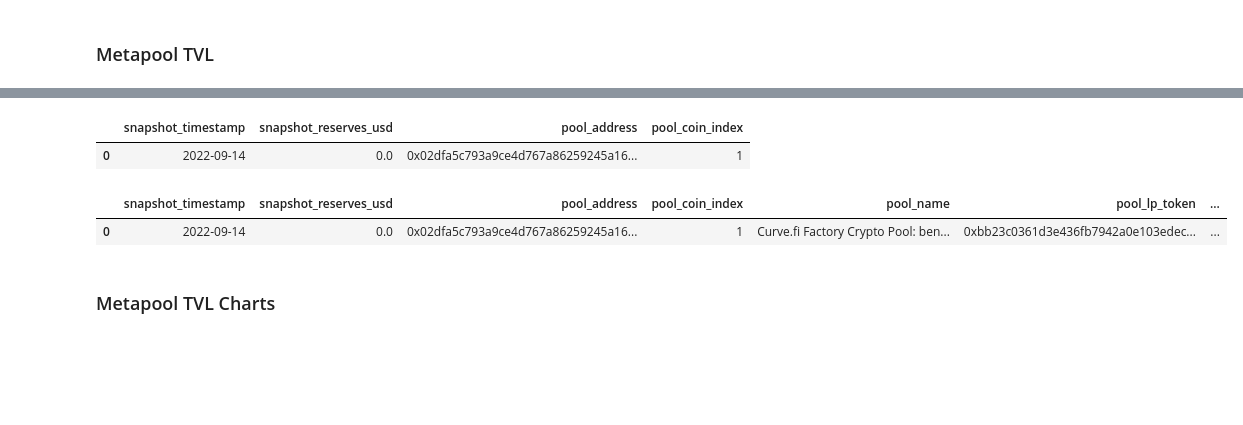
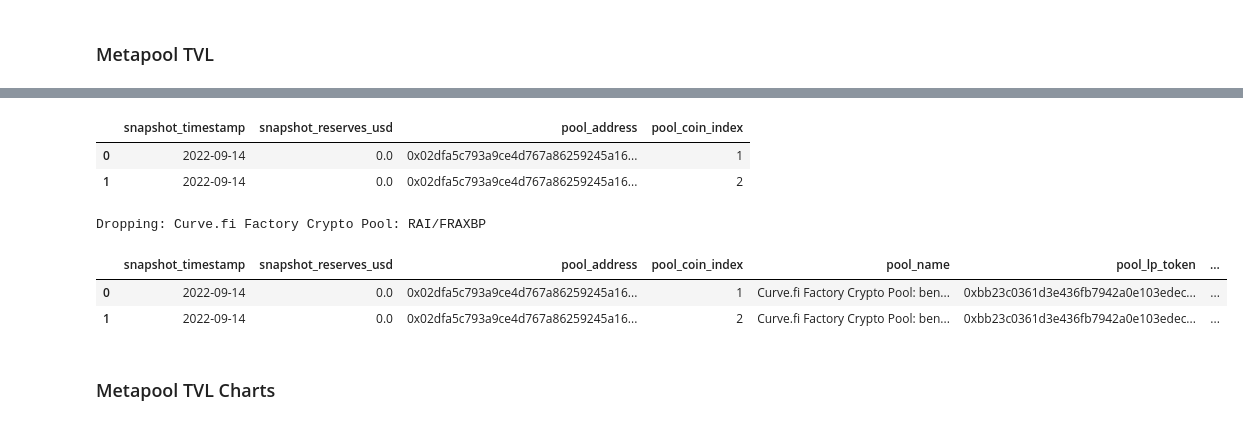
Before and after one commit to bam4564/flywheel, a Jupyter notebook: VotiumBribes.ipynb, the cells around one changed output, grey strips where cells are left out. Cells and saved outputs as stored; diff of their text form; code cells hidden in the pictures; blank space fills up the shorter version.

```diff
--- a/VotiumBribes.ipynb
+++ b/VotiumBribes.ipynb
@@ -167,9 +193,7 @@ sg_votium = sg.load_subgraph(URL_VOTIUM)
 # %%
 # Discovery of all curve metapools that have gauges
 # We will later get all pools paired with the fraxBP, and join in this extra gauge data for the relevant pools.
-query_metapools = sg_curve_pools.Query.pools(
-    first=100, where={'coins_contains': [ADDRESS_CRVFRAX]}
-)
+query_metapools = sg_curve_pools.Query.pools(first=100, where={'coins_contains': [ADDRESS_CRVFRAX]})
 attrs = [
     'id',
     'name',
@@ -180,9 +204,7 @@ attrs = [
     'coins',
     'assetType',
 ]
-df_metapools_gauges = sg.query_df(
-    [getattr(query_metapools, a) for a in attrs], pagination_strategy=ShallowStrategy
-)
+df_metapools_gauges = query_attrs(query_metapools, attrs)
 df_metapools_gauges['pool_coin_index'] = df_metapools_gauges.groupby(['pools_id']).cumcount() + 1
 df_metapools_gauges.pools_assetType = df_metapools_gauges.pools_assetType.apply(lambda v: {0: "STABLE", 4: "CRYPTO"}[int(v)])
 df_metapools_gauges = df_cols_camel_to_snake(df_metapools_gauges)
@@ -205,5 +269,6 @@ df_metapools_gauges.head()
 # %%
-# Discovery of all curve metapools (both with and without gauges)
+# Discovery of all curve metapools (both with and without gauges) + fraxbp
+
 # The query above uses a different subgraph that exposes more detailed information about pools with gauges
 query_pools = sg_curve_vol.Query.pools(
     first=100, where={
@@ -212,7 +277,14 @@ query_pools = sg_curve_vol.Query.pools(
         'id_not': '0xd3301b7caa76f932816a6fc7ef0b673238e217ad' # This is the BENTFRAXBP-f that was deprecated
     }
 )
-dfs_metapools_all = query_attrs(query_pools, ['id', 'name', 'lpToken', 'symbol', 'creationBlock', 'coins', 'coinNames', 'coinDecimals', 'poolType'])
+# query_pools = sg_curve_vol.Query.pools(
+#     first=100, where={
+#         'id': ADDRESS_FRAXBP_POOL # This is the BENTFRAXBP-f that was deprecated
+#     }
+# )
+dfs_metapools_all = query_attrs(query_pools, [
+    'id', 'name', 'lpToken', 'symbol', 'creationBlock', 'coins', 'coinNames', 'coinDecimals', 'poolType'
+])
 df_metapools_all = zip_dfs(dfs_metapools_all, ['pools_coinNames', 'pools_coinDecimals'])
 df_metapools_all = df_metapools_all.rename(columns={'pools_id': 'pools_address'})
 # There's one row in this df for each combination of a pool and a coin. So a pool with 3 coins will lead to 3 rows.
@@ -290,8 +362,9 @@ assert len(pool_ids) == len(df_reserves.pool_address.unique())
 # %%
-df_reserves.head(1)
+df_reserves.head(2)
 # %% [output]
 |  | snapshot_timestamp | snapshot_reserves_usd | pool_address | pool_coin_index |
 | 0 | 2022-09-14 | 0.0 | 0x02dfa5c793a9ce4d767a86259245a16... | 1 |
+| 1 | 2022-09-14 | 0.0 | 0x02dfa5c793a9ce4d767a86259245a16... | 2 |
 # %%
 df_liquidity = df_reserves.merge(df_pools, how='left', on=['pool_address', 'pool_coin_index'], validate="m:1")
 # %%
@@ -300,17 +373,21 @@ inactive_pools = last_snapshot.loc[last_snapshot.snapshot_reserves_usd < 1]
 if len(inactive_pools):
     for p in inactive_pools.to_dict(orient="records"):
         print(f"Dropping: {p['pool_name']}")
-drop_addrs = inactive_pools.pool_address.unique()
-df_metapools_gauges = df_metapools_gauges.loc[~df_metapools_gauges.pool_address.isin(drop_addrs)]
-df_metapools_all = df_metapools_all.loc[~df_metapools_all.pool_address.isin(drop_addrs)]
-df_pools = df_pools.loc[~df_pools.pool_address.isin(drop_addrs)]
-df_liquidity = df_liquidity.loc[~df_liquidity.pool_address.isin(drop_addrs)]
+inactive_addrs = inactive_pools.pool_address.unique()
+# Create a new column indicating if a pool is active (currently has non-zero TVL).
+df_pools['pool_active'] = True
+df_pools.loc[~df_pools.pool_address.isin(inactive_addrs), 'pool_active'] = False
+# Remove pools from the liquidity profile that are inactive
+df_liquidity = df_liquidity.loc[~df_liquidity.pool_address.isin(inactive_addrs)]
+# %% [output]
+Dropping: Curve.fi Factory Crypto Pool: RAI/FRAXBP
 # %%
 # df_liquidity.loc[df_liquidity.pool_name == 'Curve.fi Factory Crypto Pool: bentCVX/FraxBP']
-df_liquidity.head(1)
+df_liquidity.head(2)
 # %% [output]
 |  | snapshot_timestamp | snapshot_reserves_usd | pool_address | pool_coin_index | pool_name | pool_lp_token | ... |
 | 0 | 2022-09-14 | 0.0 | 0x02dfa5c793a9ce4d767a86259245a16... | 1 | Curve.fi Factory Crypto Pool: ben... | 0xbb23c0361d3e436fb7942a0e103edec... | ... |
+| 1 | 2022-09-14 | 0.0 | 0x02dfa5c793a9ce4d767a86259245a16... | 2 | Curve.fi Factory Crypto Pool: ben... | 0xbb23c0361d3e436fb7942a0e103edec... | ... |
 # %% [markdown]
 ### Metapool TVL Charts
 # %% [markdown]
```
Also changed, not shown: parts of 15 cells of this notebook.
